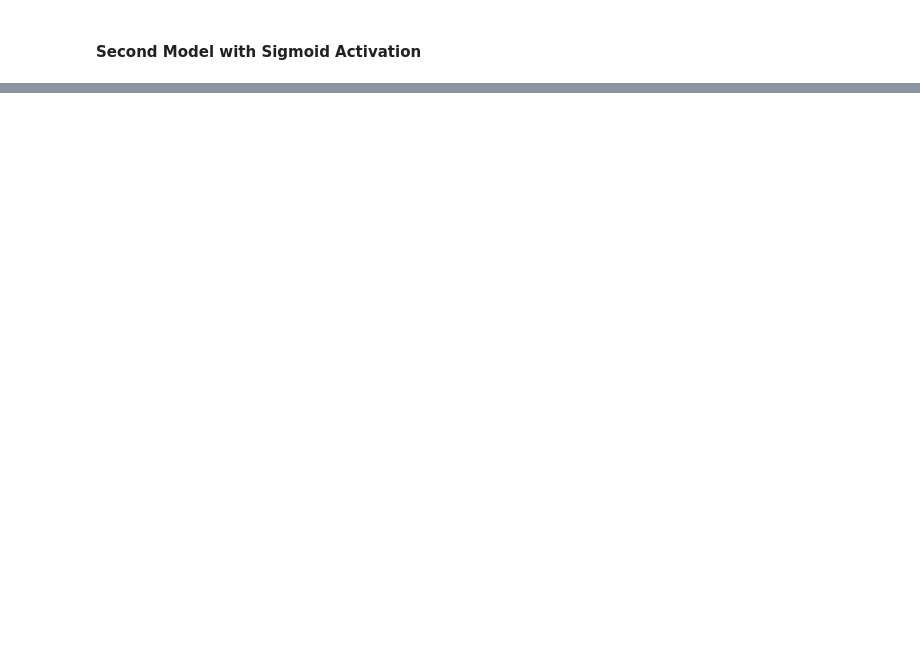
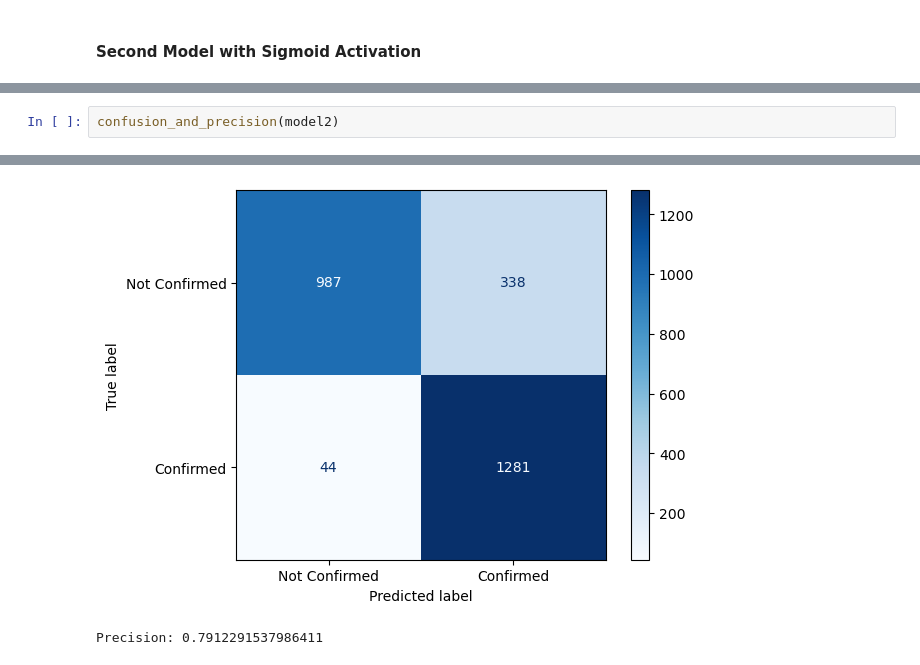
Before and after one commit to SaiNikhilChanda/DSCI225, a Jupyter notebook: Homework_6.ipynb, the cells around one changed output, grey strips where cells are left out. Cells and saved outputs as stored; diff of their text form; blank space fills up the shorter version.

```diff
--- a/Homework_6.ipynb
+++ b/Homework_6.ipynb
@@ -282,0 +295,3 @@ for i in range(0, SMOTE_X_train.shape[1] - 1, 2):  # Ensure i+2 does not exceed
+# %%
+confusion_and_precision(model2)
+# %% [output]
@@ -282,0 +299,2 @@ for i in range(0, SMOTE_X_train.shape[1] - 1, 2):  # Ensure i+2 does not exceed
+[figure, added]
+Precision: 0.7912291537986411
```
Also changed, not shown: parts of 28 cells of this notebook.
